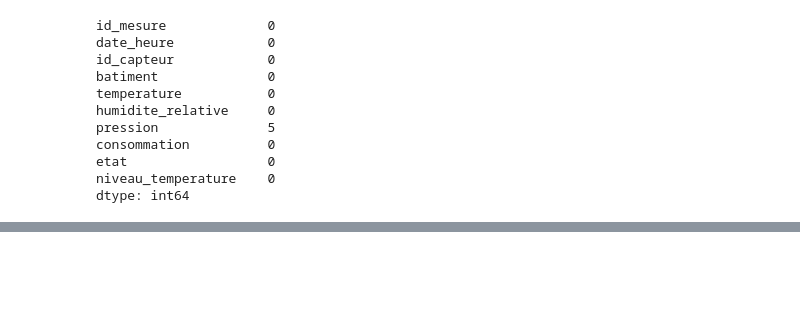
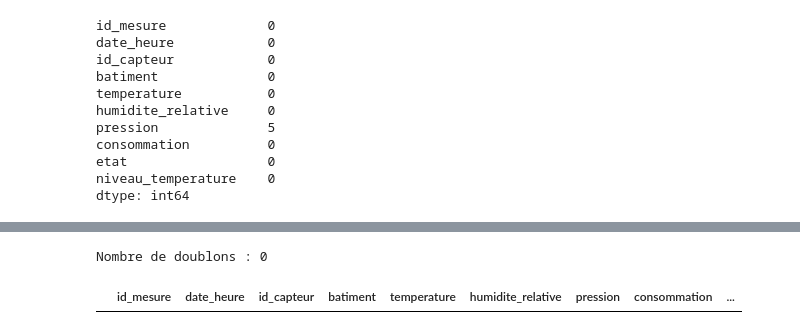
Before and after one commit to cheikhahmedtidiane/atelier_pandas_iot, a Jupyter notebook: notebooks/atelier_pandas_iot.ipynb, the cells around one changed output, grey strips where cells are left out. Drawn from its saved outputs; the diff is of its cells as text; code cells hidden in the pictures; blank space fills up the shorter version.

```diff
--- a/notebooks/atelier_pandas_iot.ipynb
+++ b/notebooks/atelier_pandas_iot.ipynb
@@ -637,0 +665,9 @@ dtype: int64
+# %%
+# Verification
+print("Nombre de doublons :",df.duplicated().sum())
+
+df_net = df.loc[df_doublons]
+df_net
+# %% [output]
+Nombre de doublons : 0
+|  | id_mesure | date_heure | id_capteur | batiment | temperature | humidite_relative | pression | consommation | ... |
```
Also changed, not shown: parts of 7 cells of this notebook.
